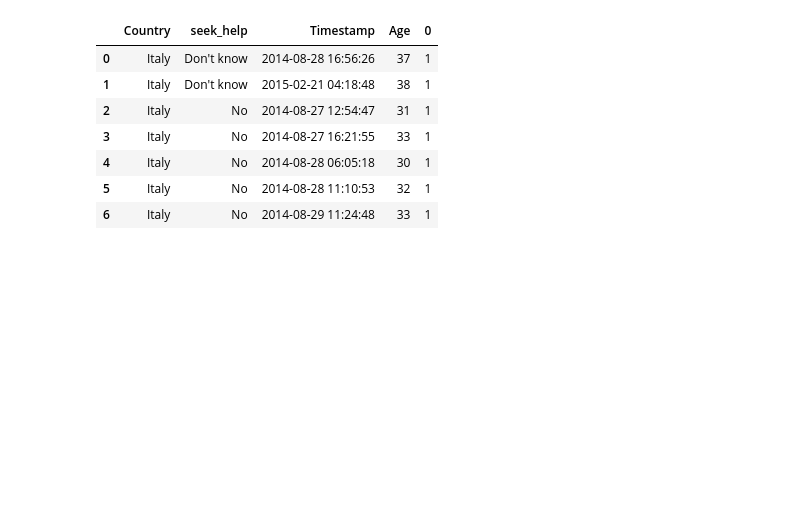
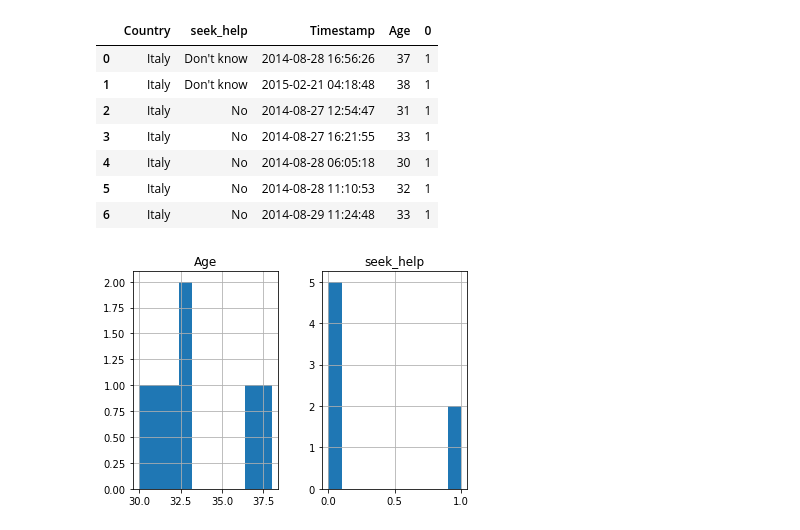
Before and after one commit to RajeshDurham/Rajesh-Data, a Jupyter notebook: Data-1202-01.ipynb, the cells around one changed output. Saved outputs shown, nothing was run; the diff lists cells and outputs as text; code cells hidden in the pictures; blank space fills up the shorter version.

Commit message:
Produce Visualization

```diff
--- a/Data-1202-01.ipynb
+++ b/Data-1202-01.ipynb
@@ -57,3 +57,9 @@ raw_df.groupby(['Country','seek_help','Timestamp', 'Age']).size().reset_index()
 #Converting DONT KNOW -NO variables into Numbers
 raw_df = raw_df[raw_data.Country=='Italy']
 raw_df["seek_help"] = raw_df["seek_help"].replace([ "Don't know", "No"], [1, 0])
+# %%
+#plot Histogram
+
+hist = raw_df.hist()
+# %% [output]
+[figure, added]
```
Also changed, not shown: parts of 2 cells of this notebook.
